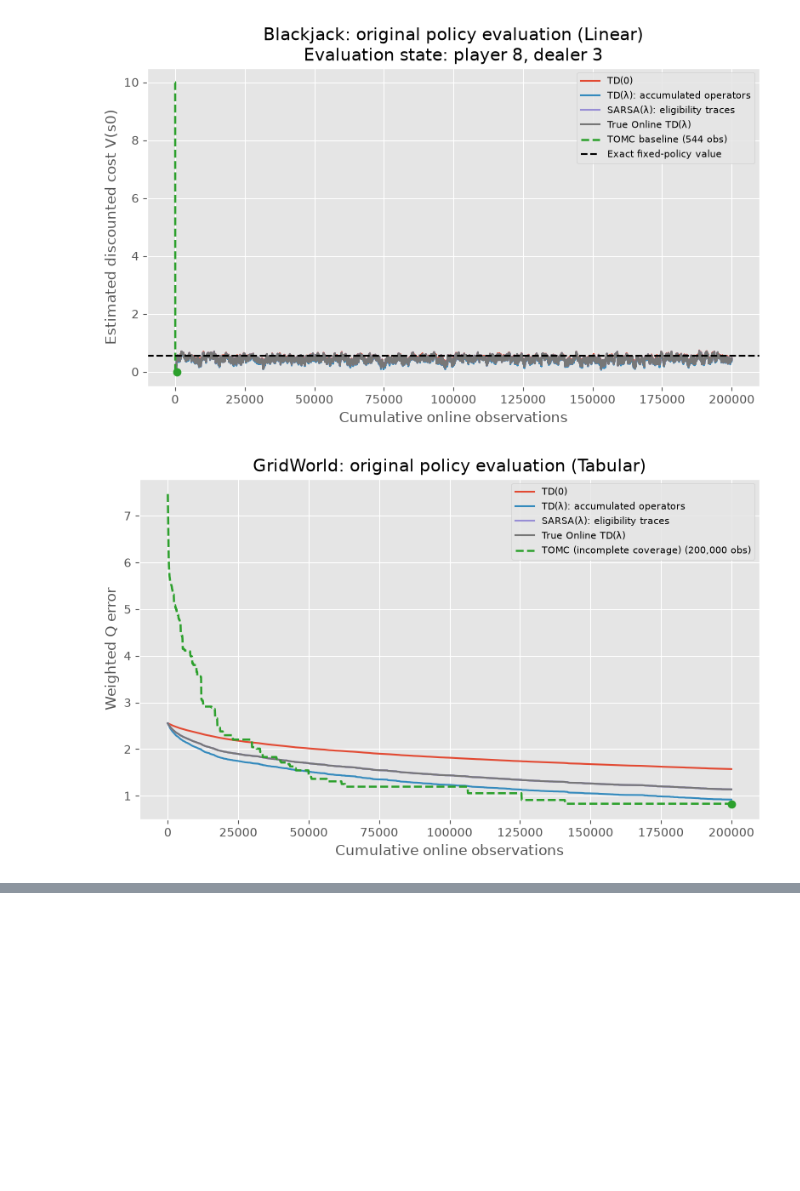
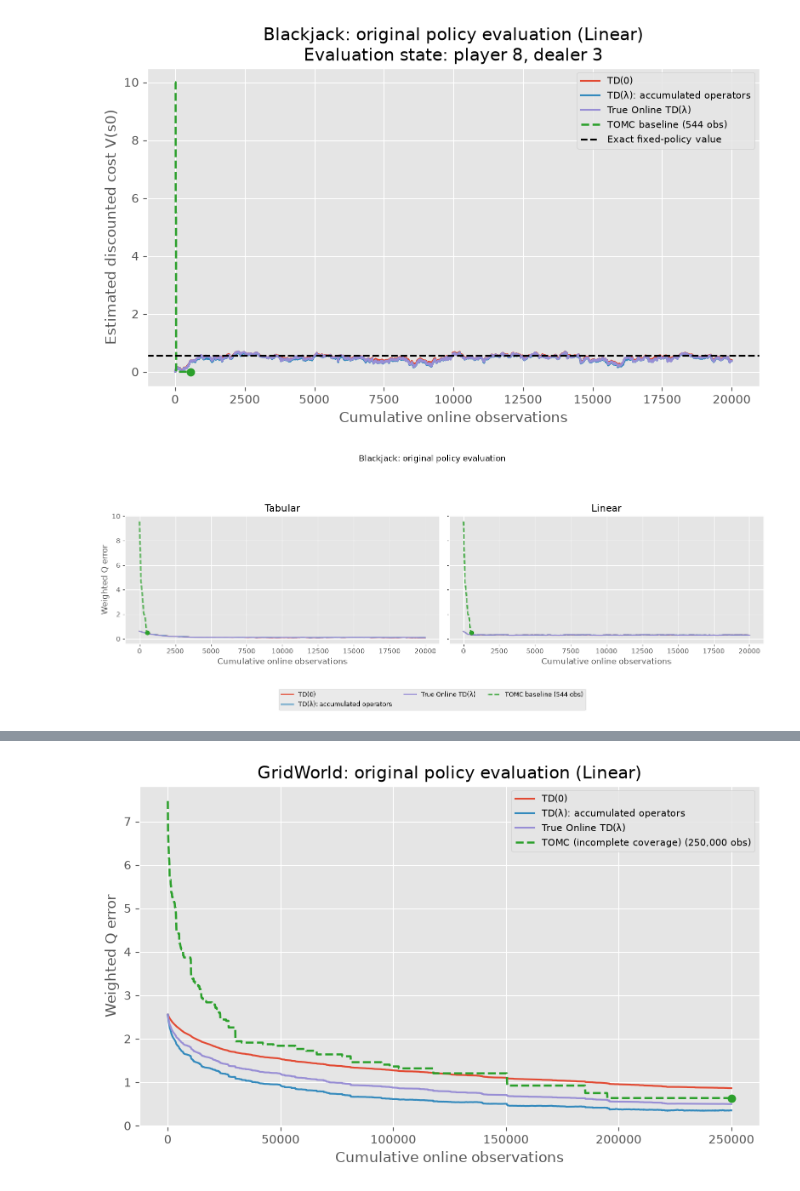
Before and after one commit to anjilab/IE-692-RL-Project, a Jupyter notebook: notebooks/td_evaluation.ipynb, the cells around one changed output, grey strips where cells are left out. Drawn from its saved outputs; the diff is of its cells as text; code cells hidden in the pictures; blank space fills up the shorter version.

Commit message:
Plots and figures

```diff
--- a/notebooks/td_evaluation.ipynb
+++ b/notebooks/td_evaluation.ipynb
@@ -25,21 +25,23 @@ from ie692_rl.envs import GridWorld, Blackjack
 from ie692_rl.core.policy import check_policy
 from ie692_rl.enhancements.true_online_td import (
     tabular_features, linear_features,
-    estimated_state_value, td_zero, td_lambda, td_lambda_sarsa, true_online_td_lambda,
+    estimated_state_value, td_zero, td_lambda, true_online_td_lambda,
 )
 
 plt.style.use("ggplot")
 
-# Use the same four methods in the original comparison and grid search.
+# Use the same three TD methods in the original comparison and grid search.
 methods = {
     "TD(0)": td_zero,
     "TD(λ): accumulated operators": td_lambda,
-    "SARSA(λ): eligibility traces": td_lambda_sarsa,
     "True Online TD(λ)": true_online_td_lambda,
 }
 
 ENVIRONMENTS = ["blackjack", "gridworld"]
-N_STEPS = 200000           # Online training transitions per method
+N_STEPS_BY_ENV = {
+    "blackjack": 20000,
+    "gridworld": 250_000,
+}  # Online training transitions per method and environment
 RECORD_EVERY = 100
 ETA = 0.05
 LAM = 0.8
@@ -362,6 +421,7 @@ all_results = {}
 all_value_results = {}
 
 for name in ENVIRONMENTS:
+    n_steps = N_STEPS_BY_ENV[name]
     env = Blackjack() if name == "blackjack" else GridWorld()
     pi = np.full((env.n_states, env.n_actions), 1 / env.n_actions)
     Q_reference = reference_q(env, pi)
@@ -375,8 +435,8 @@ for name in ENVIRONMENTS:
     ]:
         Phi = feature_fn(env)
         for method_name, td_fn in methods.items():
-            value_history = np.empty(N_STEPS + 1, dtype=float)
-            kwargs = dict(env=env, pi=pi, features=Phi, n_steps=N_STEPS,
+            value_history = np.empty(n_steps + 1, dtype=float)
+            kwargs = dict(env=env, pi=pi, features=Phi, n_steps=n_steps,
                           eta=ETA, rng=np.random.default_rng(SEED),
                           record_every=RECORD_EVERY,
                           evaluation_state=s_0, value_history=value_history)
@@ -458,7 +514,7 @@ if RUN_TOMC:
             pi = np.full((env.n_states, env.n_actions), 1 / env.n_actions)
             s_0 = env.encode(8, 3) if name == "blackjack" else env.start
             result = run_tomc_with_history(
-                env, pi, reference_q(env, pi), s_0, N_STEPS, seed,
+                env, pi, reference_q(env, pi), s_0, N_STEPS_BY_ENV[name], seed,
                 bias=TOMC_BIAS, record_every=RECORD_EVERY,
             )
             tomc_results[comparison][name] = result
@@ -493,4 +549,8 @@ for name, data in all_results.items():
             all_value_results[name][all_value_results[name].features == feature_name],
             name, feature_name, tomc_result=tomc_results["original"].get(name),
         )
+    plot_feature_comparison(
+        data, all_value_results[name], name,
+        tomc_result=tomc_results["original"].get(name),
+    )
 # %% [output]
@@ -500,2 +560,2 @@ for name, data in all_results.items():
-[figure, old version]
+[figure, new version]
-[figure, old version]
+[figure, new version]
@@ -504,0 +565 @@ for name, data in all_results.items():
+[figure, added]
```
Also changed, not shown: parts of 19 cells of this notebook, 30 other files.
